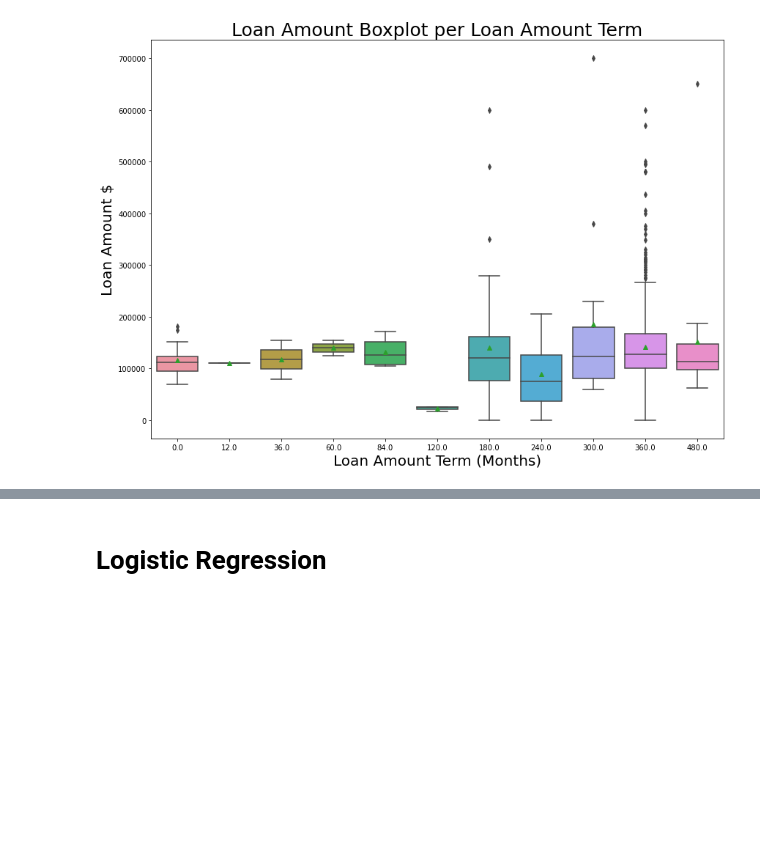
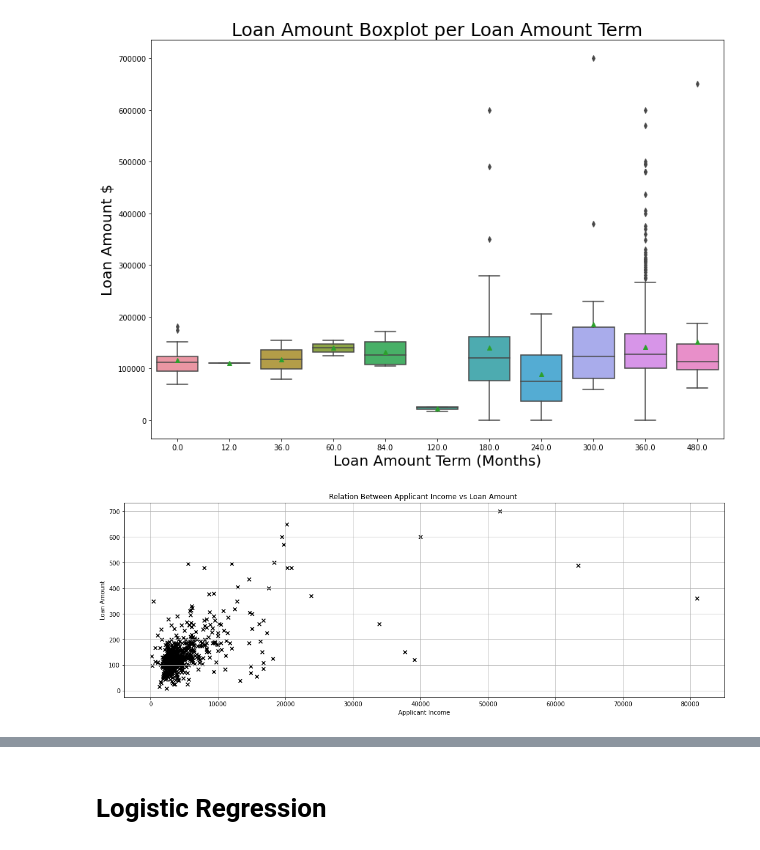
Before and after one commit to spa542/DSCI470, a Jupyter notebook: Project_2_Loan_Prediction_Dataset/FinalNotebookSubmission/Project2FinalNotebook.ipynb, the cells around one changed output, grey strips where cells are left out. Drawn from its saved outputs; the diff is of its cells as text; code cells hidden in the pictures; blank space fills up the shorter version.

```diff
--- a/Project_2_Loan_Prediction_Dataset/FinalNotebookSubmission/Project2FinalNotebook.ipynb
+++ b/Project_2_Loan_Prediction_Dataset/FinalNotebookSubmission/Project2FinalNotebook.ipynb
@@ -16,0 +26,3 @@ from functions import plot_loan_amounts_vs_marital_status, plot_education_status
+# %%
+# Setting up data for KNN graphs
+LoanDataTrain, LoanDataTest = load_data()
@@ -16,0 +34,5 @@ from functions import plot_loan_amounts_vs_marital_status, plot_education_status
+# %%
+count_nan(LoanDataTrain)
+LoanDataTrain = clean_data(LoanDataTrain)
+LoanDataTest = clean_data(LoanDataTest)
+count_nan(LoanDataTrain)
@@ -47,3 +132,7 @@ plot_property_area_vs_loan_status(lp_df)
 plot_loan_amount_vs_loan_amount_term(lp_df)
 # %% [output]
 [figure]
+# %%
+ApplicantVSLoanAmmount(LoanDataTrain)
+# %% [output]
+[figure, added]
```
Also changed, not shown: parts of 26 cells of this notebook, 2 other files.
